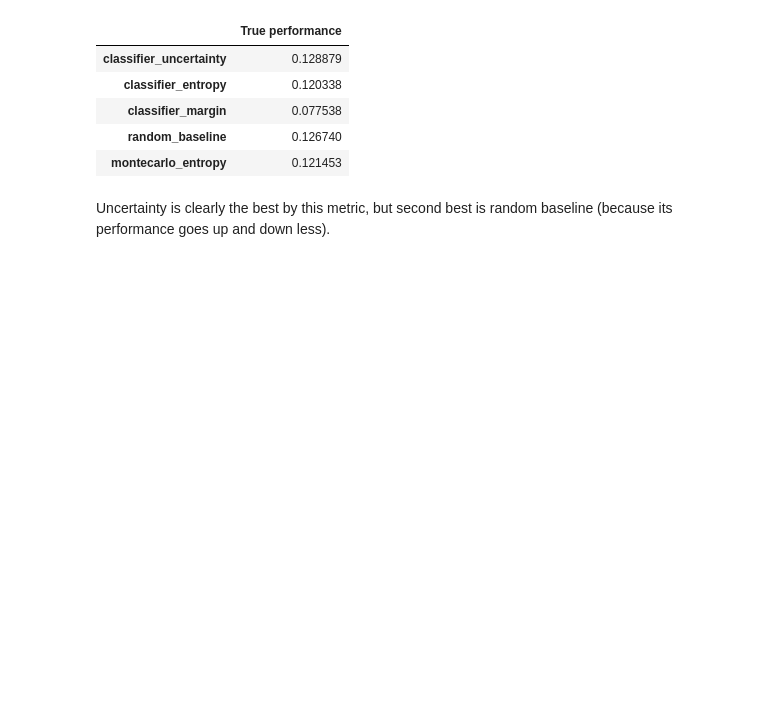
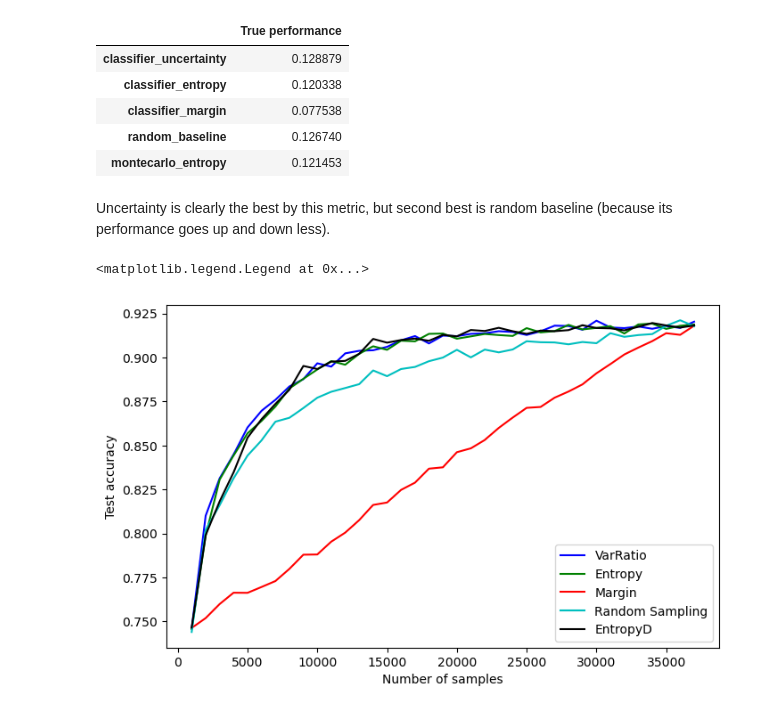
Before and after one commit to nealkafree/MonteCarloSampling, a Jupyter notebook: 5.Comprarison_of_sampling_strategies.ipynb, the cells around one changed output. Drawn from its saved outputs; the diff is of its cells as text; code cells hidden in the pictures; blank space fills up the shorter version.

Commit message:
Making a figure

```diff
--- a/5.Comprarison_of_sampling_strategies.ipynb
+++ b/5.Comprarison_of_sampling_strategies.ipynb
@@ -201,3 +200,31 @@ pd.DataFrame(tp_data).T
 | montecarlo_entropy | 0.121453 |
 # %% [markdown]
 Uncertainty is clearly the best by this metric, but second best is random baseline (because its performance goes up and down less).
+# %%
+import matplotlib.pyplot as plt
+
+keys = {
+    'classifier_uncertainty': 'VarRatio',
+    'classifier_entropy': 'Entropy',
+    'classifier_margin': 'Margin',
+    'random_baseline': 'Random Sampling',
+    'montecarlo_entropy': 'EntropyD',
+}
+
+colors = ['b', 'g', 'r', 'c', 'k']
+plt.figure(figsize=(8, 5))
+c = 0
+for name, data in results.items():
+    samples = [int(s) for s in data.keys()]
+    accuracies = data.values()
+    plt.plot(
+        samples, accuracies, color=colors[c], linestyle='-',
+        label=keys[name]
+    )
+    c += 1
+plt.xlabel('Number of samples')
+plt.ylabel('Test accuracy')
+plt.legend()
+# %% [output]
+<matplotlib.legend.Legend at 0x...>
+[figure, added]
```
Also changed, not shown: parts of 2 cells of this notebook.
